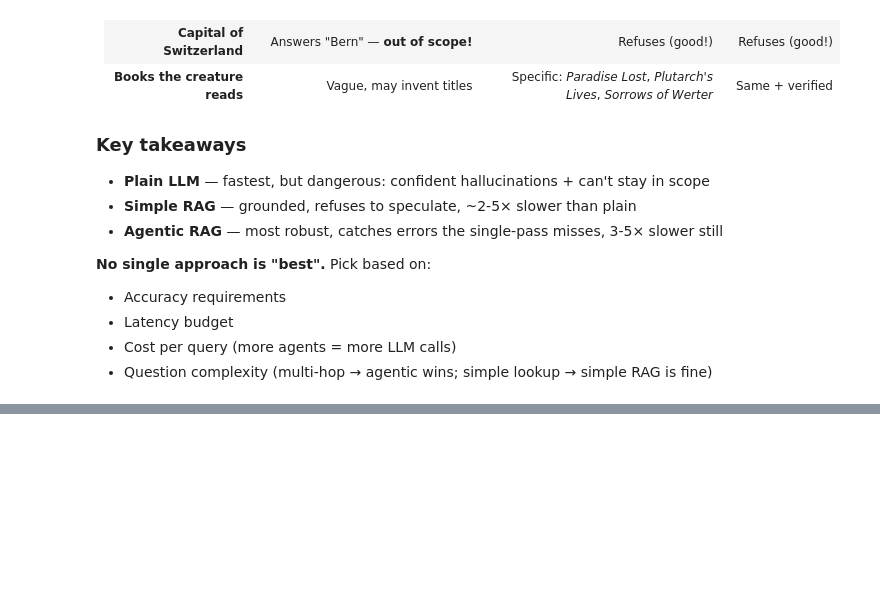
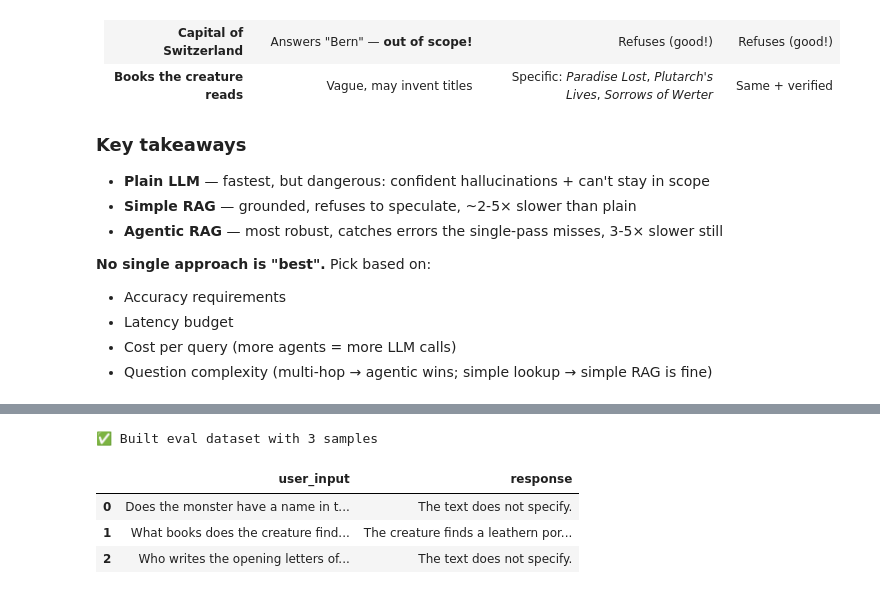
Before and after one commit to hakanotal/workshop-rag-chatbot, a Jupyter notebook: rag_workshop.ipynb, the cells around one changed output, grey strips where cells are left out. Drawn from its saved outputs; the diff is of its cells as text; code cells hidden in the pictures; blank space fills up the shorter version.

```diff
--- a/rag_workshop.ipynb
+++ b/rag_workshop.ipynb
@@ -754,0 +756,52 @@ print(RAGAS_SKETCH)
+# %%
+# A tiny curated eval set. Each entry has a question and the *reference*
+# answer we'd expect from a careful reading of the book. In production these
+# come from domain experts or LLM-generated + human-reviewed.
+EVAL = [
+    {
+        "question": "Does the monster have a name in the novel?",
+        "reference": (
+            "No. The creature is never given a proper personal name. "
+            "It is referred to as 'the creature', 'the wretch', 'the monster', "
+            "'the demon', and 'the fiend', but never by a name."
+        ),
+    },
+    {
+        "question": "What books does the creature find and read in the forest?",
+        "reference": (
+            "Paradise Lost, a volume of Plutarch's Lives, and The Sorrows of Werter."
+        ),
+    },
+    {
+        "question": "Who writes the opening letters of the novel, and to whom?",
+        "reference": (
+            "Robert Walton, an English explorer on a voyage toward the North Pole, "
+            "writing to his sister Mrs. Margaret Saville in England."
+        ),
+    },
+]
+
+# Run Simple RAG against each question and capture BOTH the answer and the
+# retrieved chunks — Ragas scores retrieval too, not just the final answer.
+from ragas import EvaluationDataset
+
+samples = []
+for ex in EVAL:
+    q = ex["question"]
+    docs = retriever.invoke(q)
+    samples.append({
+        "user_input":         q,
+        "retrieved_contexts": [d.page_content for d in docs],
+        "response":           simple_rag_chain.invoke(q),
+        "reference":          ex["reference"],
+    })
+
+eval_dataset = EvaluationDataset.from_list(samples)
+print(f"✅ Built eval dataset with {len(eval_dataset)} samples\n")
+eval_dataset.to_pandas()[["user_input", "response"]]
+# %% [output]
+✅ Built eval dataset with 3 samples
+|  | user_input | response |
+| 0 | Does the monster have a name in t... | The text does not specify. |
+| 1 | What books does the creature find... | The creature finds a leathern por... |
+| 2 | Who writes the opening letters of... | The text does not specify. |
```
Also changed, not shown: parts of 21 cells of this notebook, 12 other files.
